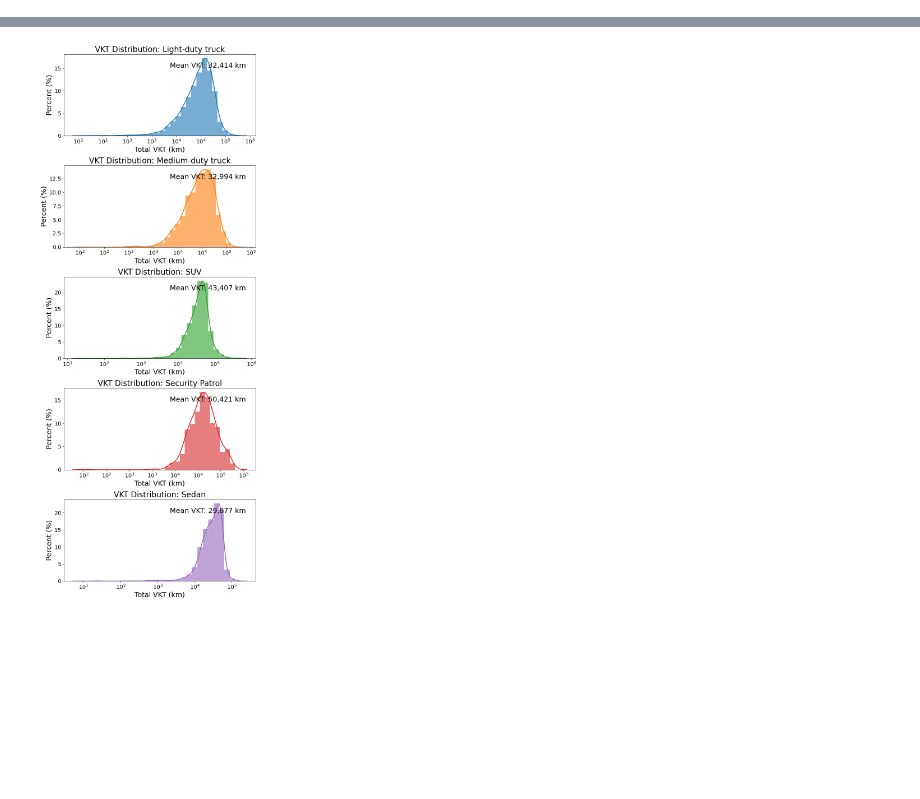
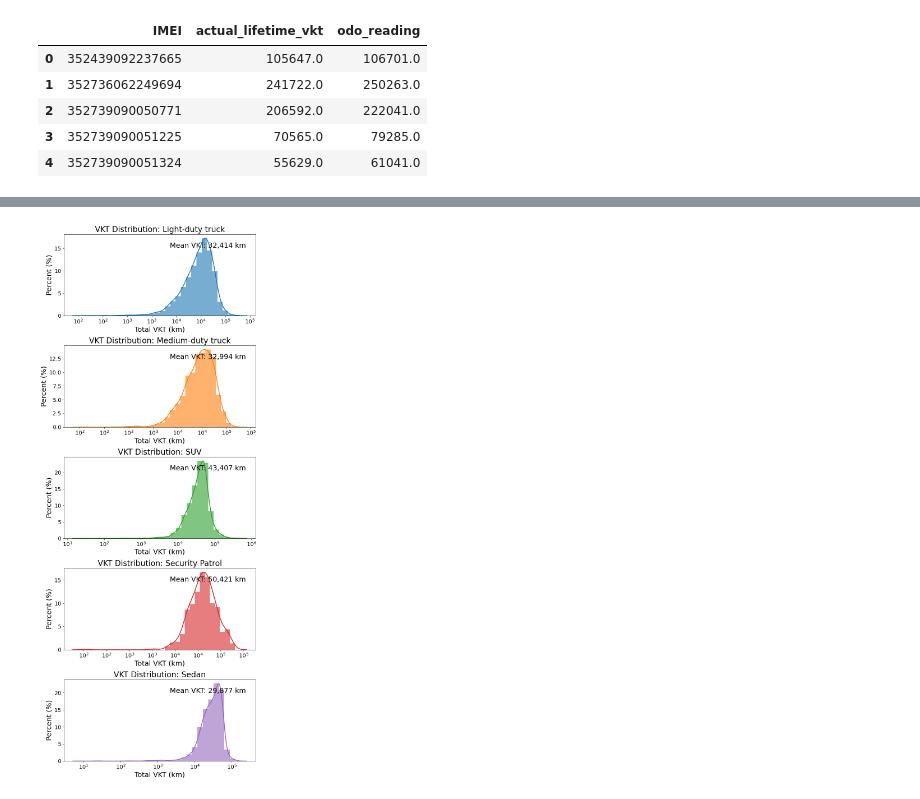
Before and after one commit to AlexWangVT/fleet_modeling, a Jupyter notebook: scripts/formal_analysis/vkt_patterns.ipynb, the cells around one changed output, grey strips where cells are left out. Saved outputs shown, nothing was run; the diff lists cells and outputs as text; code cells hidden in the pictures; blank space fills up the shorter version.

```diff
--- a/scripts/formal_analysis/vkt_patterns.ipynb
+++ b/scripts/formal_analysis/vkt_patterns.ipynb
@@ -232,0 +236,13 @@ merged_df.head()
+# %%
+# compare total vkt per vehicle from AVL with ODO reading
+actual_miles = merged_df.groupby('IMEI').agg(
+    actual_lifetime_vkt = ('distance_travelled', 'sum'),
+    odo_reading = ('Current Odometer Reading', 'first')).reset_index()
+actual_miles.head()
+# %% [output]
+|  | IMEI | actual_lifetime_vkt | odo_reading |
+| 0 | 352439092237665 | 105647.0 | 106701.0 |
+| 1 | 352736062249694 | 241722.0 | 250263.0 |
+| 2 | 352739090050771 | 206592.0 | 222041.0 |
+| 3 | 352739090051225 | 70565.0 | 79285.0 |
+| 4 | 352739090051324 | 55629.0 | 61041.0 |
```
Also changed, not shown: parts of 17 cells of this notebook, 22 other files.
